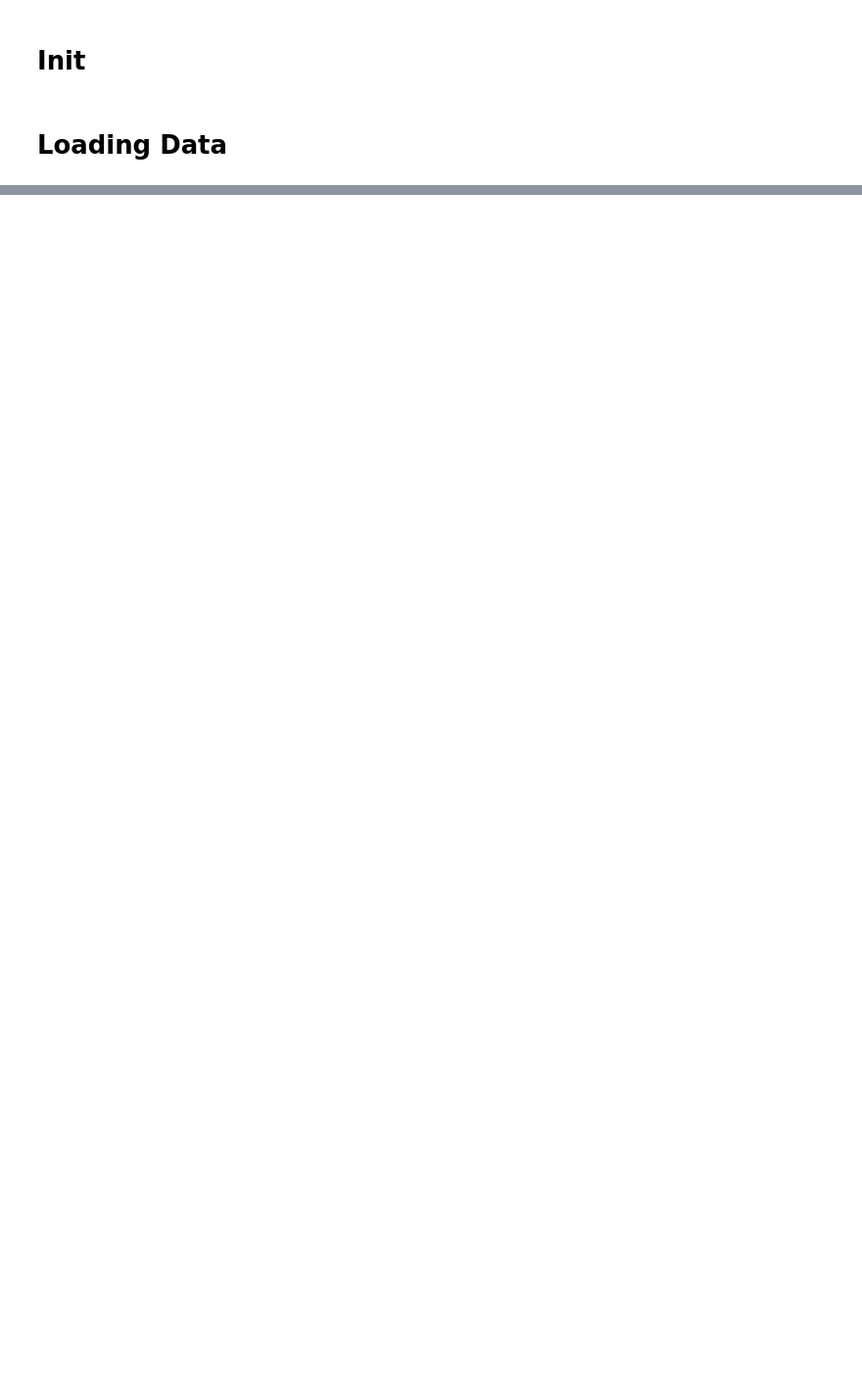
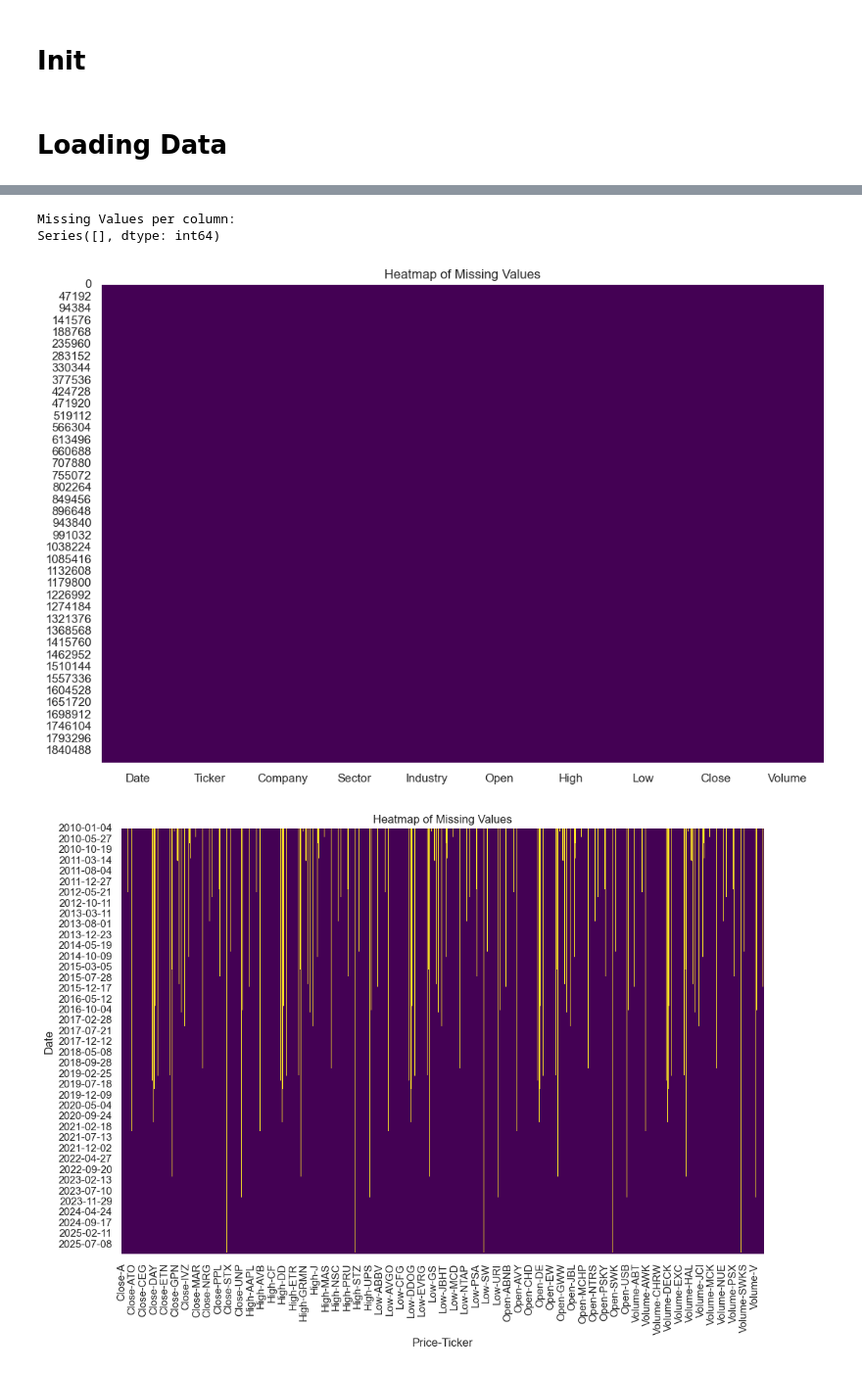
Before and after one commit to jplaceres/S-and-P-500-Stock-Price-Predictor, a Jupyter notebook: SP500_EDA.ipynb, the cells around one changed output, grey strips where cells are left out. Shown at 98% size. Saved outputs shown, nothing was run; the diff lists cells and outputs as text; code cells hidden in the pictures; blank space fills up the shorter version.

```diff
--- a/SP500_EDA.ipynb
+++ b/SP500_EDA.ipynb
@@ -82,0 +165,22 @@ print(df_final.head(10))
+# %%
+missing = df_final.isnull().sum()
+
+print("Missing Values per column:")
+print(missing[missing > 0])
+
+# Create a heatmap of missing values
+plt.figure(figsize=(12, 8))
+sns.heatmap(df_final.isnull(), cbar=False, cmap='viridis')
+plt.title('Heatmap of Missing Values')
+plt.show()
+
+# Create a heatmap of missing values
+plt.figure(figsize=(12, 8))
+sns.heatmap(df_raw.isnull(), cbar=False, cmap='viridis')
+plt.title('Heatmap of Missing Values')
+plt.show()
+# %% [output]
+Missing Values per column:
+Series([], dtype: int64)
+[figure, added]
+[figure, added]
```
Also changed, not shown: parts of 24 cells of this notebook.
